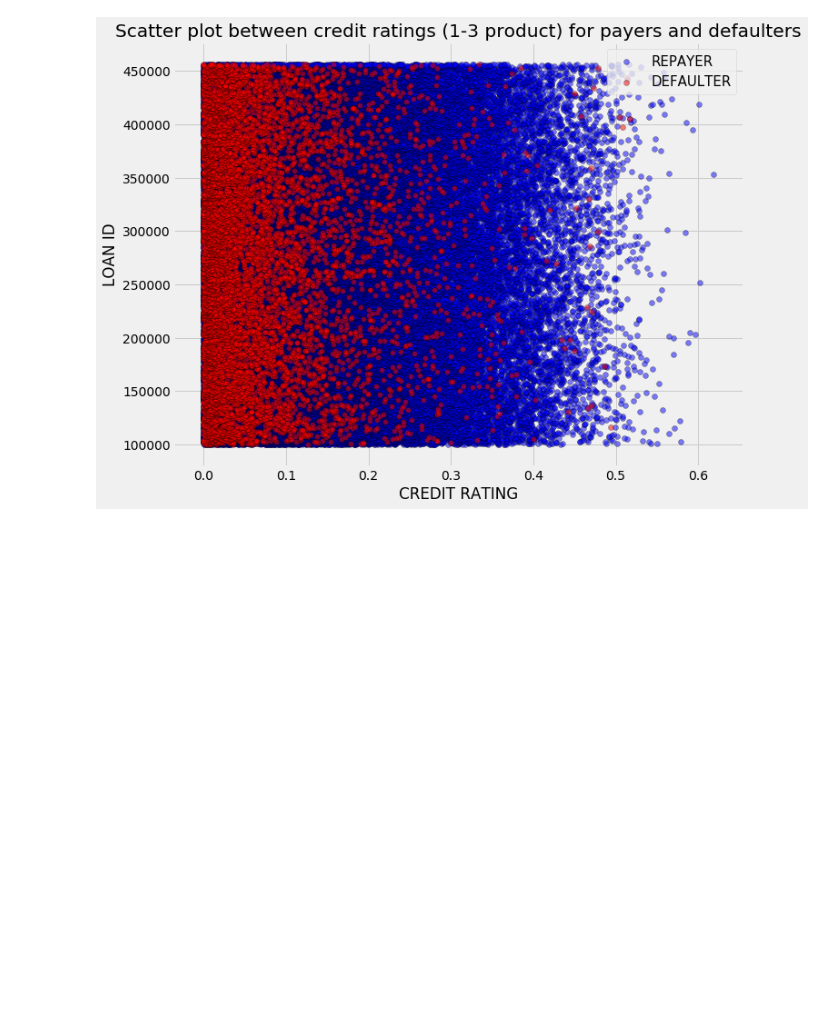
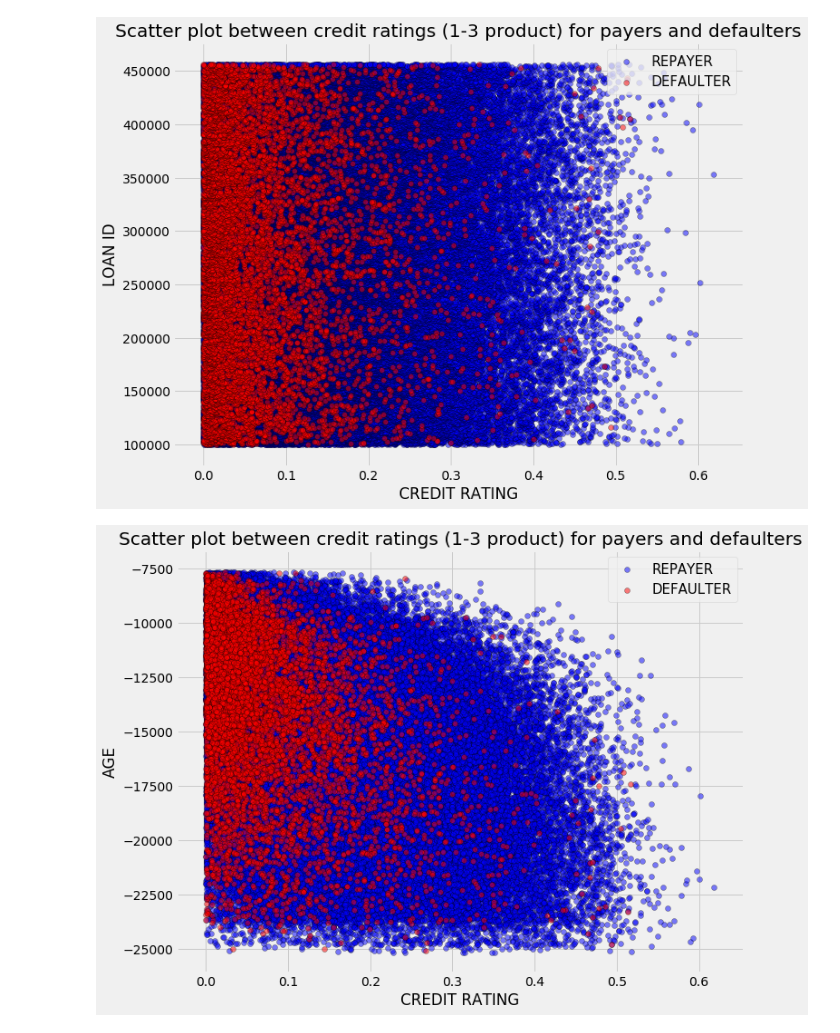
Before and after one commit to LegalEd/unbankedcredit, a Jupyter notebook: unbankedcredit.ipynb, the cells around one changed output. Saved outputs shown, nothing was run; the diff lists cells and outputs as text; code cells hidden in the pictures; blank space fills up the shorter version.

```diff
--- a/unbankedcredit.ipynb
+++ b/unbankedcredit.ipynb
@@ -666,3 +666,18 @@ plt.title("Scatter plot between credit ratings (1-3 product) for payers and defa
 plt.show()
 # %% [output]
 [figure]
+# %%
+fig = plt.figure(figsize=(10,8))
+plt.scatter(ext_product[ext_product["TARGET"]==0]['EXT_SOURCE_1_2_3_PRODUCT'],ext_product[ext_product["TARGET"]==0]['DAYS_BIRTH'],s=35,
+            color="b",alpha=.5,label="REPAYER",linewidth=.5,edgecolor="k")
+plt.scatter(ext_product[ext_product["TARGET"]==1]['EXT_SOURCE_1_2_3_PRODUCT'],ext_product[ext_product["TARGET"]==1]['DAYS_BIRTH'],s=35,
+            color="r",alpha=.5,label="DEFAULTER",linewidth=.5,edgecolor="k")
+
+plt.legend(loc="best",prop={"size":15})
+plt.xlabel("CREDIT RATING")
+plt.ylabel("AGE")
+plt.title("Scatter plot between credit ratings (1-3 product) for payers and defaulters")
+
+plt.show()
+# %% [output]
+[figure, added]
```
Also changed, not shown: parts of 2 cells of this notebook.
